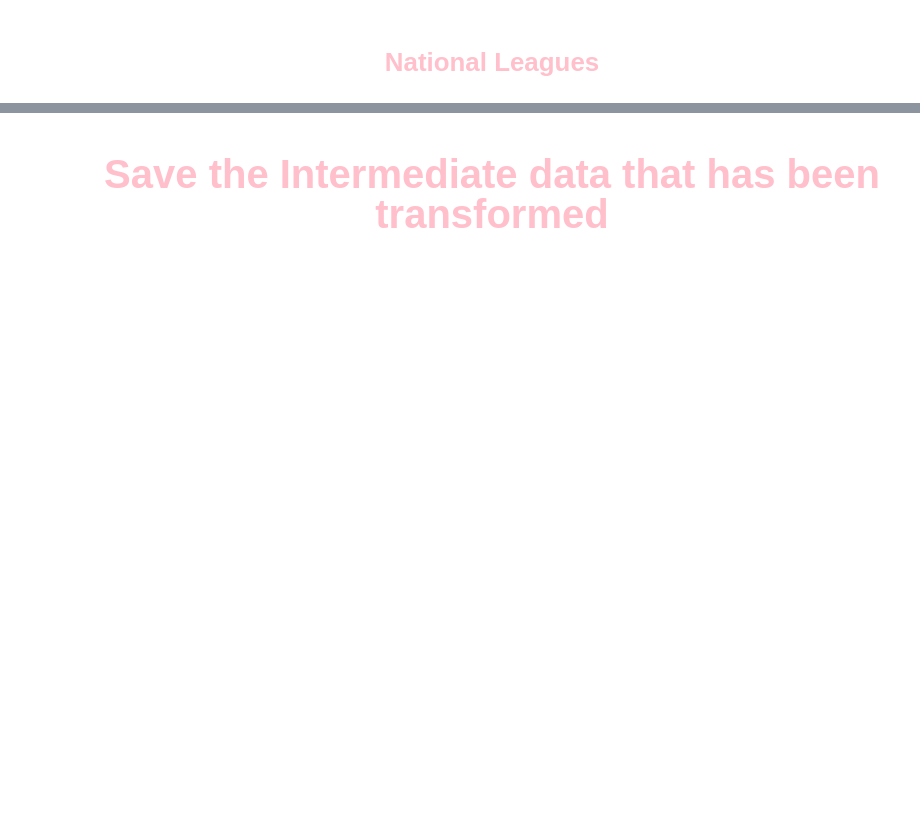
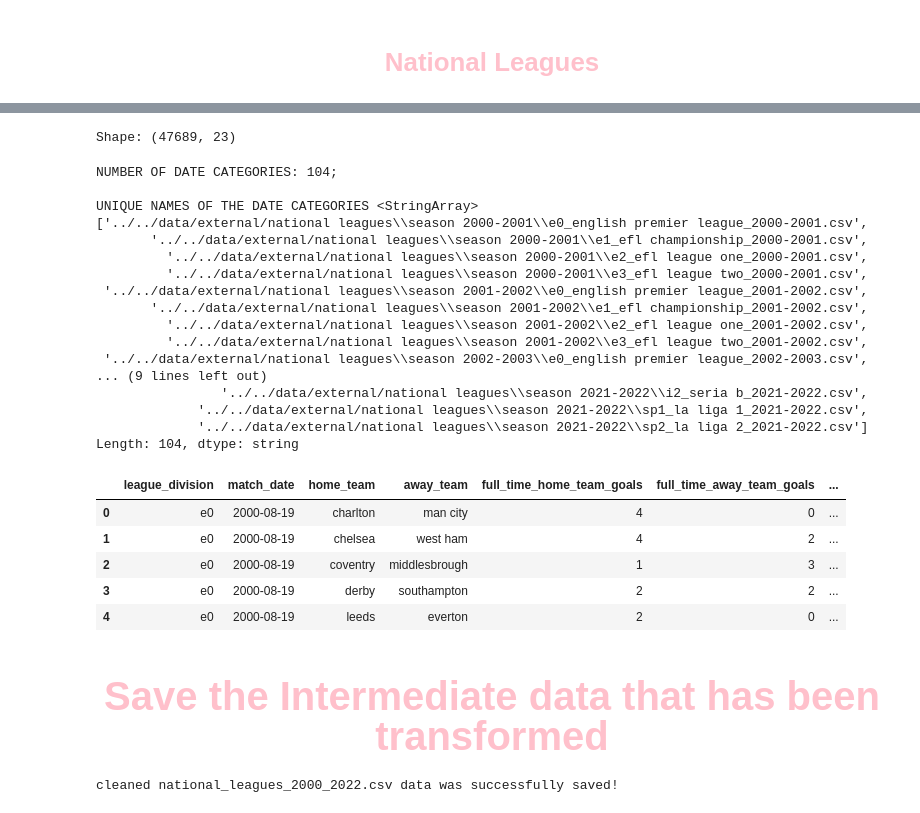
Before and after one commit to tnathu-ai/Football_Dataset, a Jupyter notebook: notebooks/national_leagues/national_leagues_2000_2022.ipynb, the cells around one changed output, grey strips where cells are left out. Drawn from its saved outputs; the diff is of its cells as text; code cells hidden in the pictures; blank space fills up the shorter version.

Commit message:
national leagues from 2000 - 2022

```diff
--- a/notebooks/national_leagues/national_leagues_2000_2022.ipynb
+++ b/notebooks/national_leagues/national_leagues_2000_2022.ipynb
@@ -56,19 +51,19 @@ def concat_all():
     for filename in files:
         # reading content of csv file
         # content.append(filename)
-        df = pd.read_csv(filename, index_col=None,sep='\t', lineterminator='\r', encoding= 'unicode_escape')
+        df = pd.read_csv(filename, error_bad_lines=False, encoding= 'unicode_escape')
+        print(filename)
         df.loc[:, 'season'] = filename
+        # Only get needed columns
+        df = df[['Div', 'Date', 'HomeTeam', 'AwayTeam', 'FTHG', 'FTAG', 'FTR', 'HTHG', 'HTAG', 'HTR', 'HS', 'AS', 'HST', 'AST', 'HF', 'AF', 'HC', 'AC', 'HY', 'AY', 'HR', 'AR', 'season']]
         content.append(df)
+
 
     # converting content to data frame
     df = pd.concat(content)
 
-    # Only get needed columns
-    df = df[['Div', 'Date', 'HomeTeam', 'AwayTeam', 'FTHG', 'FTAG', 'FTR', 'HTHG', 'HTAG', 'HTR', 'Referee', 'HS', 'AS',
-             'HST', 'AST', 'HF', 'AF', 'HC', 'AC', 'HY', 'AY', 'HR', 'AR', 'season']]
 
-    columns = ['Div', 'Date', 'HomeTeam', 'AwayTeam', 'FTHG', 'FTAG', 'FTR', 'HTHG', 'HTAG', 'HTR', 'Referee', 'HS', 'AS',
-             'HST', 'AST', 'HF', 'AF', 'HC', 'AC', 'HY', 'AY', 'HR', 'AR', 'season']
+    columns = ['Div', 'Date', 'HomeTeam', 'AwayTeam', 'FTHG', 'FTAG', 'FTR', 'HTHG', 'HTAG', 'HTR', 'HS', 'AS', 'HST', 'AST', 'HF', 'AF', 'HC', 'AC', 'HY', 'AY', 'HR', 'AR', 'season']
     df = df.reindex(columns=columns)
 
     # rename columns follow SQL conventions
@@ -104,5 +156,41 @@ df
+# %%
+print(f'Shape: {(df.shape)}')
+# %% [output]
+Shape: (47689, 23)
+# %%
+# print out list of Season types
+print(f'NUMBER OF DATE CATEGORIES: {df.season.nunique()}; \n\nUNIQUE NAMES OF THE DATE CATEGORIES {df.season.unique()}\n')
+df['season'] = df.season.apply(lambda x: x.split('_')[-1])
+df['season'] = df["season"].str.replace(".csv","")
+df.head()
+# %% [output]
+NUMBER OF DATE CATEGORIES: 104;
+
+UNIQUE NAMES OF THE DATE CATEGORIES <StringArray>
+['../../data/external/national leagues\\season 2000-2001\\e0_english premier league_2000-2001.csv',
+       '../../data/external/national leagues\\season 2000-2001\\e1_efl championship_2000-2001.csv',
+         '../../data/external/national leagues\\season 2000-2001\\e2_efl league one_2000-2001.csv',
+         '../../data/external/national leagues\\season 2000-2001\\e3_efl league two_2000-2001.csv',
+ '../../data/external/national leagues\\season 2001-2002\\e0_english premier league_2001-2002.csv',
+       '../../data/external/national leagues\\season 2001-2002\\e1_efl championship_2001-2002.csv',
+         '../../data/external/national leagues\\season 2001-2002\\e2_efl league one_2001-2002.csv',
+         '../../data/external/national leagues\\season 2001-2002\\e3_efl league two_2001-2002.csv',
+ '../../data/external/national leagues\\season 2002-2003\\e0_english premier league_2002-2003.csv',
+... (9 lines left out)
+                '../../data/external/national leagues\\season 2021-2022\\i2_seria b_2021-2022.csv',
+             '../../data/external/national leagues\\season 2021-2022\\sp1_la liga 1_2021-2022.csv',
+             '../../data/external/national leagues\\season 2021-2022\\sp2_la liga 2_2021-2022.csv']
+Length: 104, dtype: string
+|  | league_division | match_date | home_team | away_team | full_time_home_team_goals | full_time_away_team_goals | ... |
+| 0 | e0 | 2000-08-19 | charlton | man city | 4 | 0 | ... |
+| 1 | e0 | 2000-08-19 | chelsea | west ham | 4 | 2 | ... |
+| 2 | e0 | 2000-08-19 | coventry | middlesbrough | 1 | 3 | ... |
+| 3 | e0 | 2000-08-19 | derby | southampton | 2 | 2 | ... |
+| 4 | e0 | 2000-08-19 | leeds | everton | 2 | 0 | ... |
 # %% [markdown]
 <a id="3"></a>
 <h1 style="color:#ffc0cb;font-size:40px;font-family:Georgia;text-align:center;"><strong>Save the Intermediate data that has been transformed</strong></h1>
 # %%
 write_interim_path(df, 'national_leagues_2000_2022.csv', 'national_leagues')
+# %% [output]
+cleaned national_leagues_2000_2022.csv data was successfully saved!
```
Also changed, not shown: parts of 3 cells of this notebook, 3 other files.
